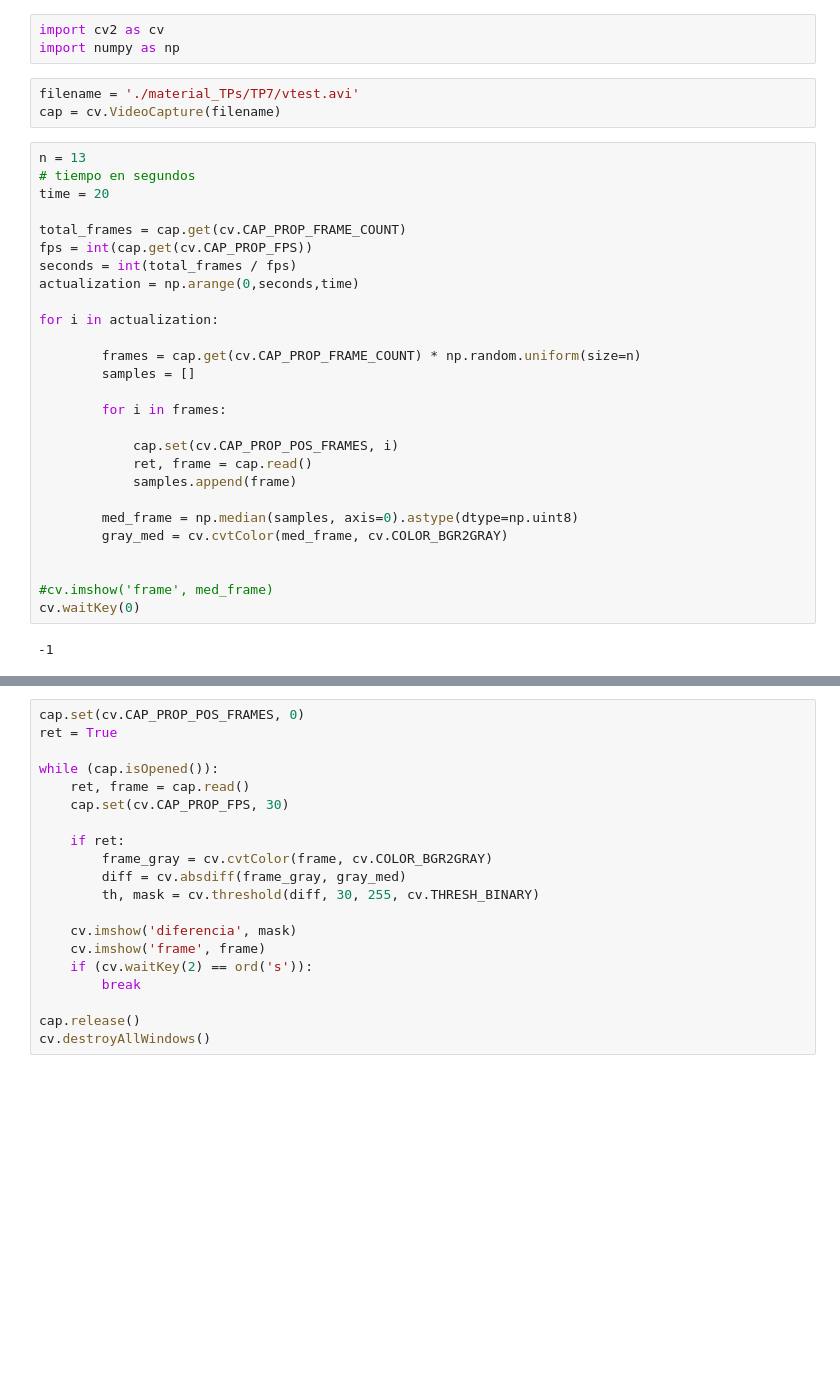
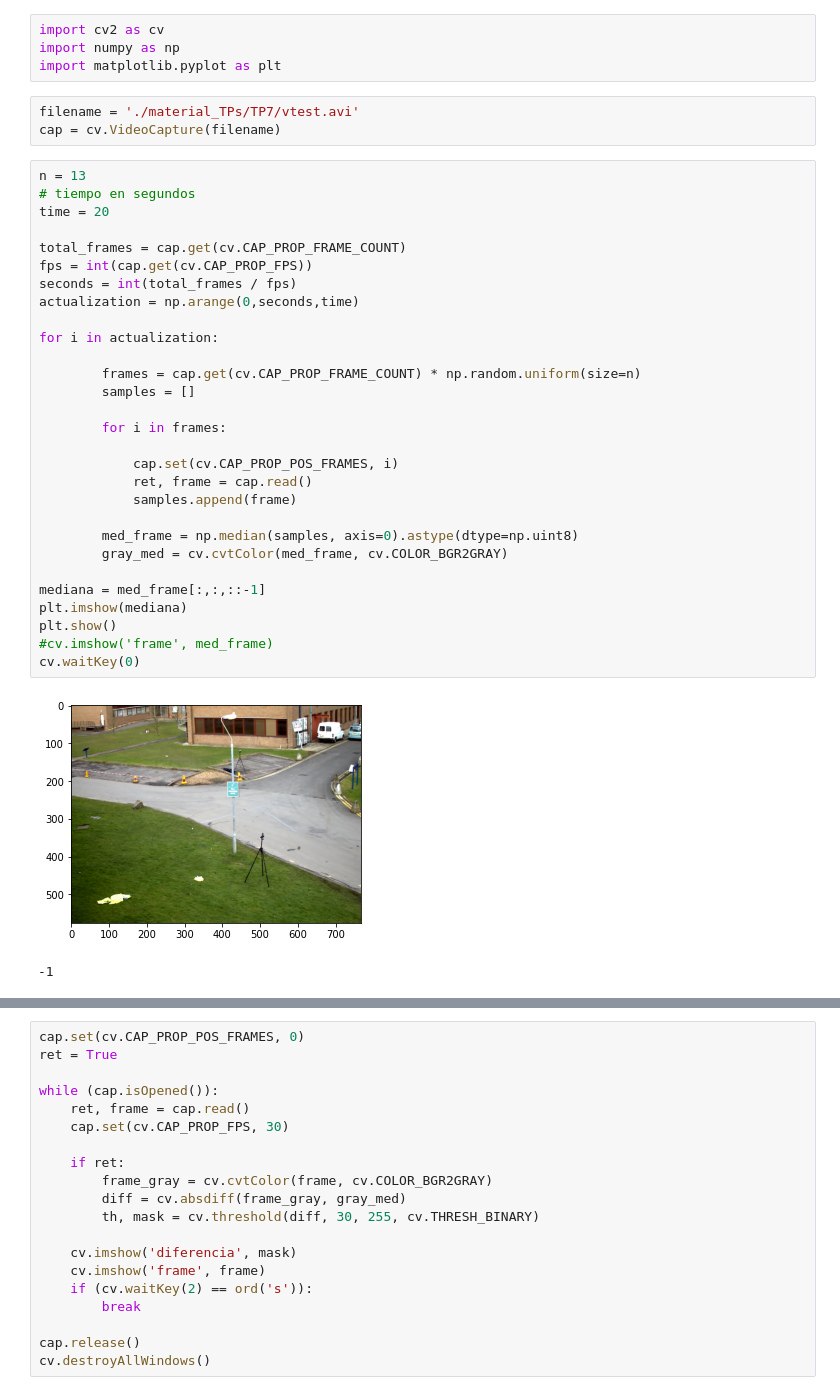
Before and after one commit to Minombreesana/vision_por_computadora_I, a Jupyter notebook: TP_7 Separación de fondo.ipynb, the cells around one changed output, grey strips where cells are left out. Saved outputs shown, nothing was run; the diff lists cells and outputs as text; blank space fills up the shorter version.

Commit message:
agregue la imagen de mediana

```diff
--- a/TP_7 Separación de fondo.ipynb
+++ b/TP_7 Separación de fondo.ipynb
@@ -1,35 +1,39 @@
 # %%
 import cv2 as cv
 import numpy as np
+import matplotlib.pyplot as plt
 # %%
 filename = './material_TPs/TP7/vtest.avi'
 cap = cv.VideoCapture(filename)
 # %%
 n = 13
 # tiempo en segundos
 time = 20
 
 total_frames = cap.get(cv.CAP_PROP_FRAME_COUNT)
 fps = int(cap.get(cv.CAP_PROP_FPS))
 seconds = int(total_frames / fps)
 actualization = np.arange(0,seconds,time)
 
 for i in actualization:
 
         frames = cap.get(cv.CAP_PROP_FRAME_COUNT) * np.random.uniform(size=n)
         samples = []
 
         for i in frames:
 
             cap.set(cv.CAP_PROP_POS_FRAMES, i)
             ret, frame = cap.read()
             samples.append(frame)
 
         med_frame = np.median(samples, axis=0).astype(dtype=np.uint8)
         gray_med = cv.cvtColor(med_frame, cv.COLOR_BGR2GRAY)
 
-
+mediana = med_frame[:,:,::-1]
+plt.imshow(mediana)
+plt.show()
 #cv.imshow('frame', med_frame)
 cv.waitKey(0)
 # %% [output]
+[figure, added]
 -1
```
Also changed, not shown: parts of 5 cells of this notebook.
